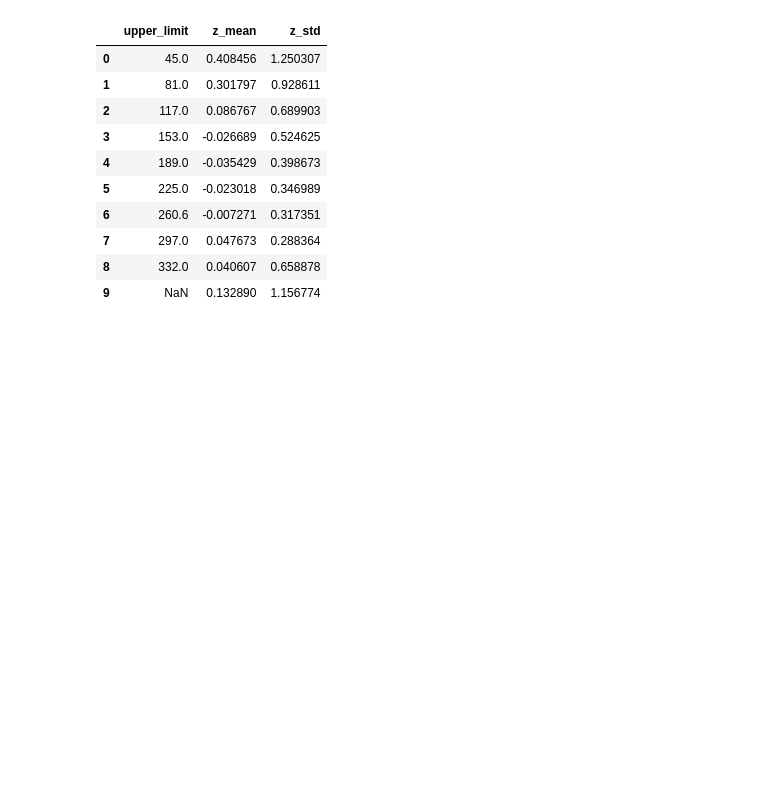
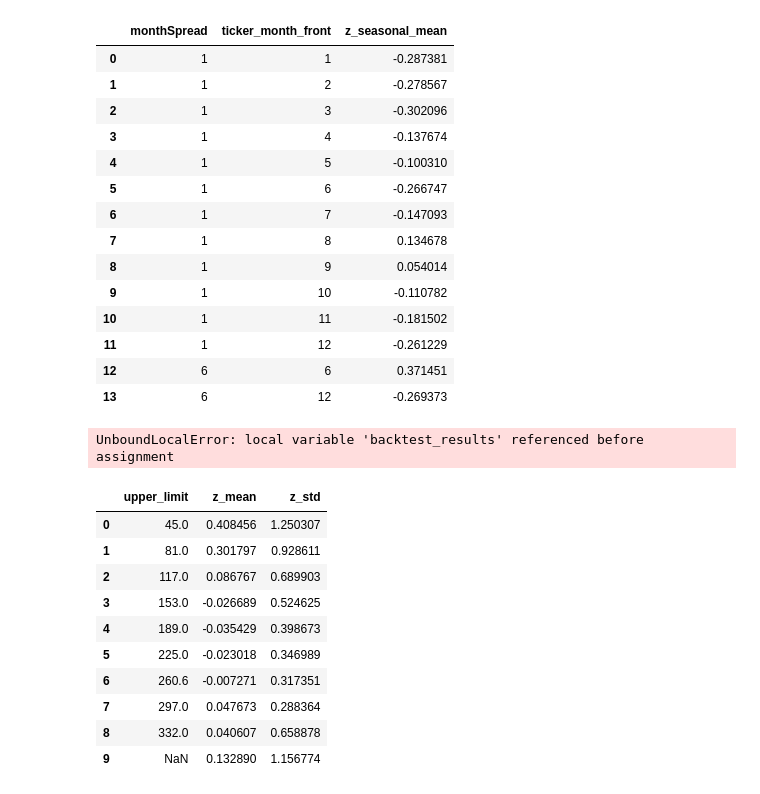
Before and after one commit to d0p34m1n3/repo_barbarossa, a Jupyter notebook: PycharmProjects/backtesting/test_backtest_curve_pca.ipynb, the cells around one changed output. Saved outputs shown, nothing was run; the diff lists cells and outputs as text; code cells hidden in the pictures; blank space fills up the shorter version.

```diff
--- a/PycharmProjects/backtesting/test_backtest_curve_pca.ipynb
+++ b/PycharmProjects/backtesting/test_backtest_curve_pca.ipynb
@@ -68,3 +195,36 @@ plt.show()
+# %%
+import signals.futures_signals as fs
+import pandas as pd
+seasonality_adjustment = fs.get_pca_seasonality_adjustments(ticker_head='B',years_back=5)
+
+seasonality_adjustment
+# %% [output]
+|  | monthSpread | ticker_month_front | z_seasonal_mean |
+| 0 | 1 | 1 | -0.287381 |
+| 1 | 1 | 2 | -0.278567 |
+| 2 | 1 | 3 | -0.302096 |
+| 3 | 1 | 4 | -0.137674 |
+| 4 | 1 | 5 | -0.100310 |
+| 5 | 1 | 6 | -0.266747 |
+| 6 | 1 | 7 | -0.147093 |
+| 7 | 1 | 8 | 0.134678 |
+| 8 | 1 | 9 | 0.054014 |
+| 9 | 1 | 10 | -0.110782 |
+| 10 | 1 | 11 | -0.181502 |
+| 11 | 1 | 12 | -0.261229 |
+| 12 | 6 | 6 | 0.371451 |
+| 13 | 6 | 12 | -0.269373 |
+# %%
+import opportunity_constructs.curve_pca as cpc
+import pandas as pd
+output = cpc.get_curve_pca_report(ticker_head='B',date_to=20160127,use_existing_filesQ=False)
+
+
+pca_results = output['pca_results']
+
+pca_results
+# %% [output]
+UnboundLocalError: local variable 'backtest_results' referenced before assignment
 # %%
 # Z Score Term Structure?
 
```
Also changed, not shown: parts of 11 cells of this notebook, 20 other files.
